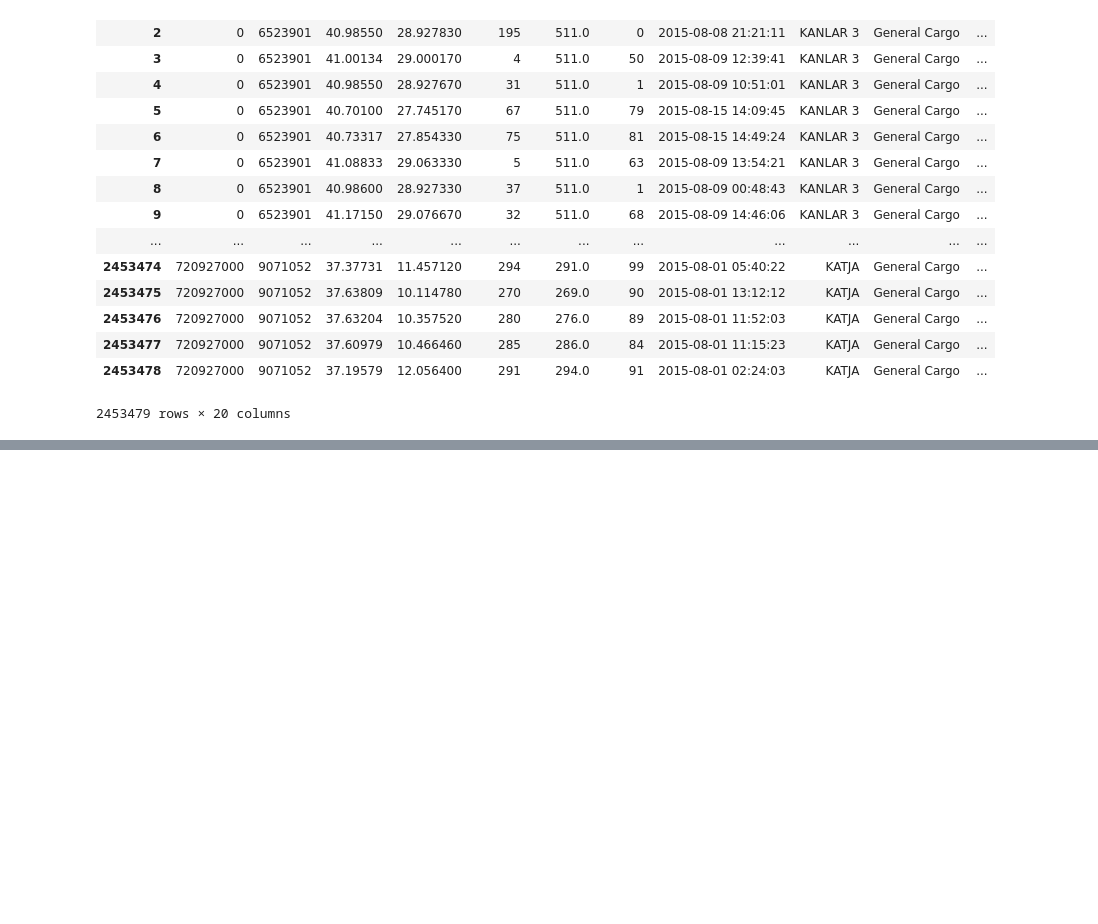
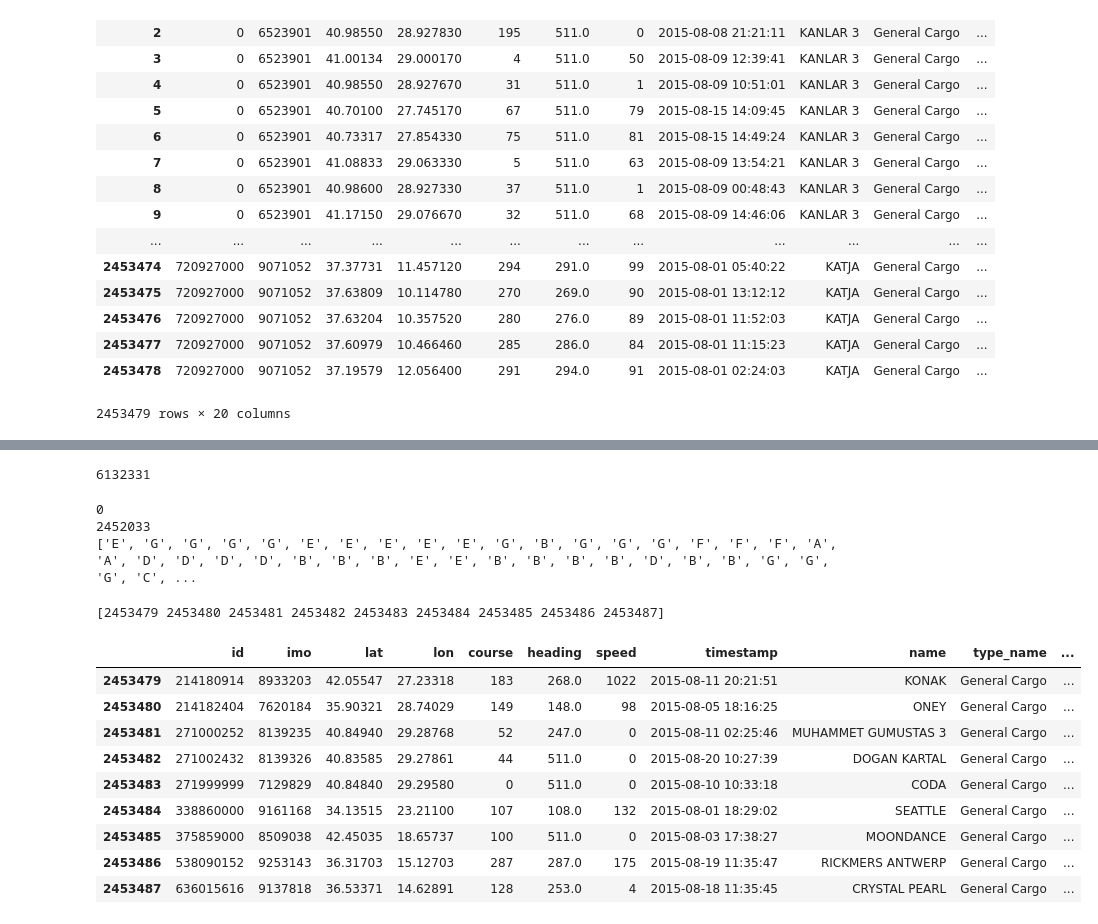
Before and after one commit to chara-b/shipstracking, a Jupyter notebook: navigation-random-labels-done.ipynb, the cells around one changed output, grey strips where cells are left out. Cells and saved outputs as stored; diff of their text form; code cells hidden in the pictures; blank space fills up the shorter version.

```diff
--- a/Untitled.ipynb
+++ b/navigation-random-labels-done.ipynb
@@ -696,0 +663,48 @@ IndentationError: unindent does not match any outer indentation level (<ipython-
+# %%
+print(len(letters))
+
+letters_trimed = letters[:count_of_nans]
+
+
+# fill the rest values which are nan from the navigation column since we didn't find out all real labels
+# with values from letters list/series which was generated above with a random frequency of appearance of each randomly chosen letter
+# to do so we need to have that list named letters the same length as our nans are inside our navigation column
+# let's also note that the order of the sequence won't change! the letters will fill the nan values following the exact same
+# order that they have inside the 'letters' list...
+df_non_anchored.loc[df_non_anchored.navigation.isnull(), 'navigation'] = letters_trimed
+# %% [output]
+6132331
+# %%
+print(len(df_non_anchored.loc[df_non_anchored.navigation.isnull(), 'navigation']))
+
+print(len(letters_trimed)) # must be the same size as our count of all our nans in navigation column that is because the line
+# of this cell needs this rule to be considered in order to fill the nans in navigation column with values from the list
+# so that's why we trimmed the list ...
+
+print(letters_trimed[:100]) # ok so the size of our trimmed label list is of same size with our count of nans inside navigation column
+# now and the list's first 100 items are printed below also our navigation column has no nans now and that is printed at
+# the first line of this cell !
+# %% [output]
+0
+2452033
+['E', 'G', 'G', 'G', 'G', 'E', 'E', 'E', 'E', 'E', 'G', 'B', 'G', 'G', 'G', 'F', 'F', 'F', 'A', 'A', 'D', 'D', 'D', 'D', 'B', 'B', 'B', 'E', 'E', 'B', 'B', 'B', 'B', 'D', 'B', 'B', 'G', 'G', 'G', 'C', ...
+# %%
+lastindexes = [i for i in range(2453479, 2453488)]
+arr = np.array(lastindexes) # convert list to numpy array so the below command will work
+df_anchored.index = arr
+print(arr)
+# %% [output]
+[2453479 2453480 2453481 2453482 2453483 2453484 2453485 2453486 2453487]
+# %%
+df_anchored
+# %% [output]
+|  | id | imo | lat | lon | course | heading | speed | timestamp | name | type_name | ... |
+| 2453479 | 214180914 | 8933203 | 42.05547 | 27.23318 | 183 | 268.0 | 1022 | 2015-08-11 20:21:51 | KONAK | General Cargo | ... |
+| 2453480 | 214182404 | 7620184 | 35.90321 | 28.74029 | 149 | 148.0 | 98 | 2015-08-05 18:16:25 | ONEY | General Cargo | ... |
+| 2453481 | 271000252 | 8139235 | 40.84940 | 29.28768 | 52 | 247.0 | 0 | 2015-08-11 02:25:46 | MUHAMMET GUMUSTAS 3 | General Cargo | ... |
+| 2453482 | 271002432 | 8139326 | 40.83585 | 29.27861 | 44 | 511.0 | 0 | 2015-08-20 10:27:39 | DOGAN KARTAL | General Cargo | ... |
+| 2453483 | 271999999 | 7129829 | 40.84840 | 29.29580 | 0 | 511.0 | 0 | 2015-08-10 10:33:18 | CODA | General Cargo | ... |
+| 2453484 | 338860000 | 9161168 | 34.13515 | 23.21100 | 107 | 108.0 | 132 | 2015-08-01 18:29:02 | SEATTLE | General Cargo | ... |
+| 2453485 | 375859000 | 8509038 | 42.45035 | 18.65737 | 100 | 511.0 | 0 | 2015-08-03 17:38:27 | MOONDANCE | General Cargo | ... |
+| 2453486 | 538090152 | 9253143 | 36.31703 | 15.12703 | 287 | 287.0 | 175 | 2015-08-19 11:35:47 | RICKMERS ANTWERP | General Cargo | ... |
+| 2453487 | 636015616 | 9137818 | 36.53371 | 14.62891 | 128 | 253.0 | 4 | 2015-08-18 11:35:45 | CRYSTAL PEARL | General Cargo | ... |
```
Also changed, not shown: parts of 27 cells of this notebook.
